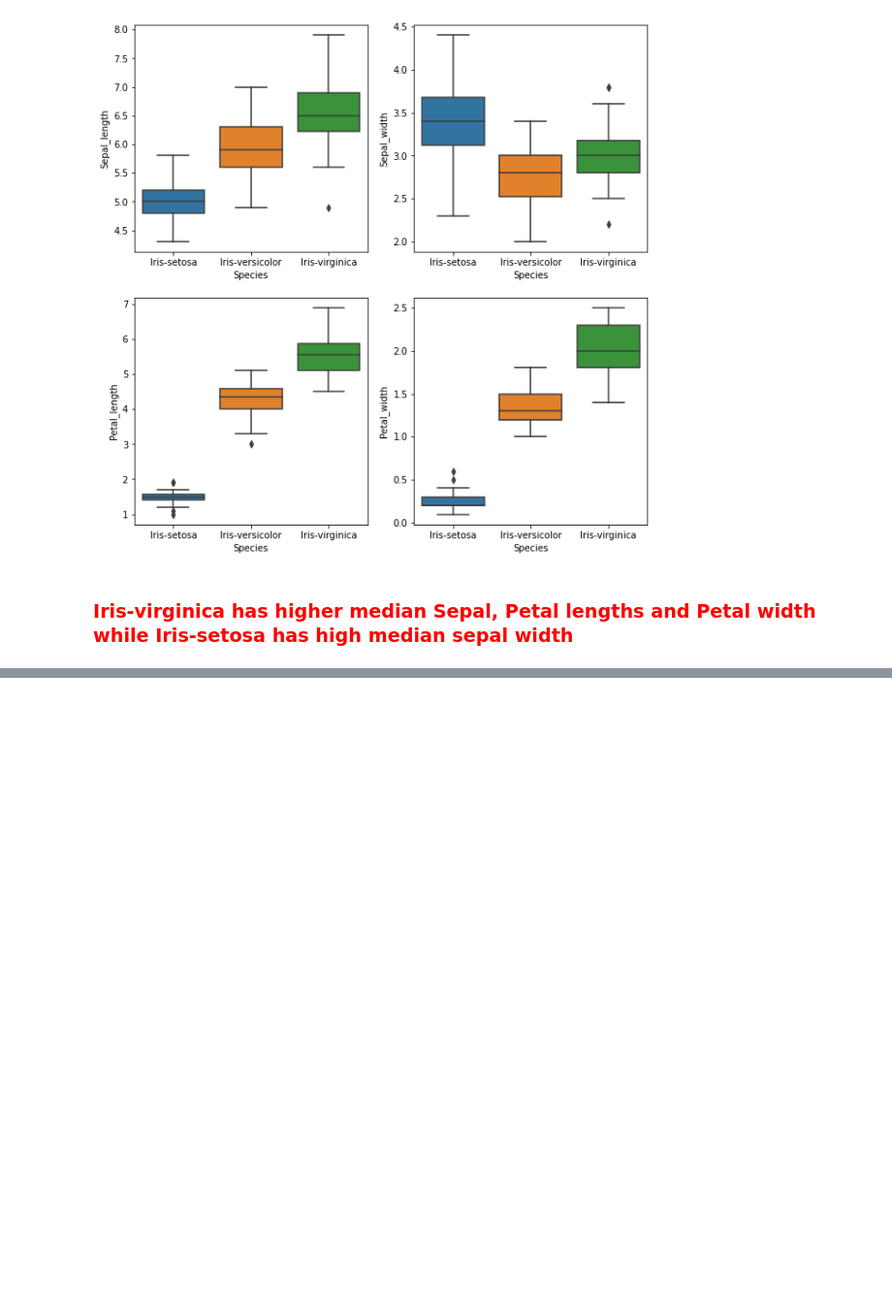
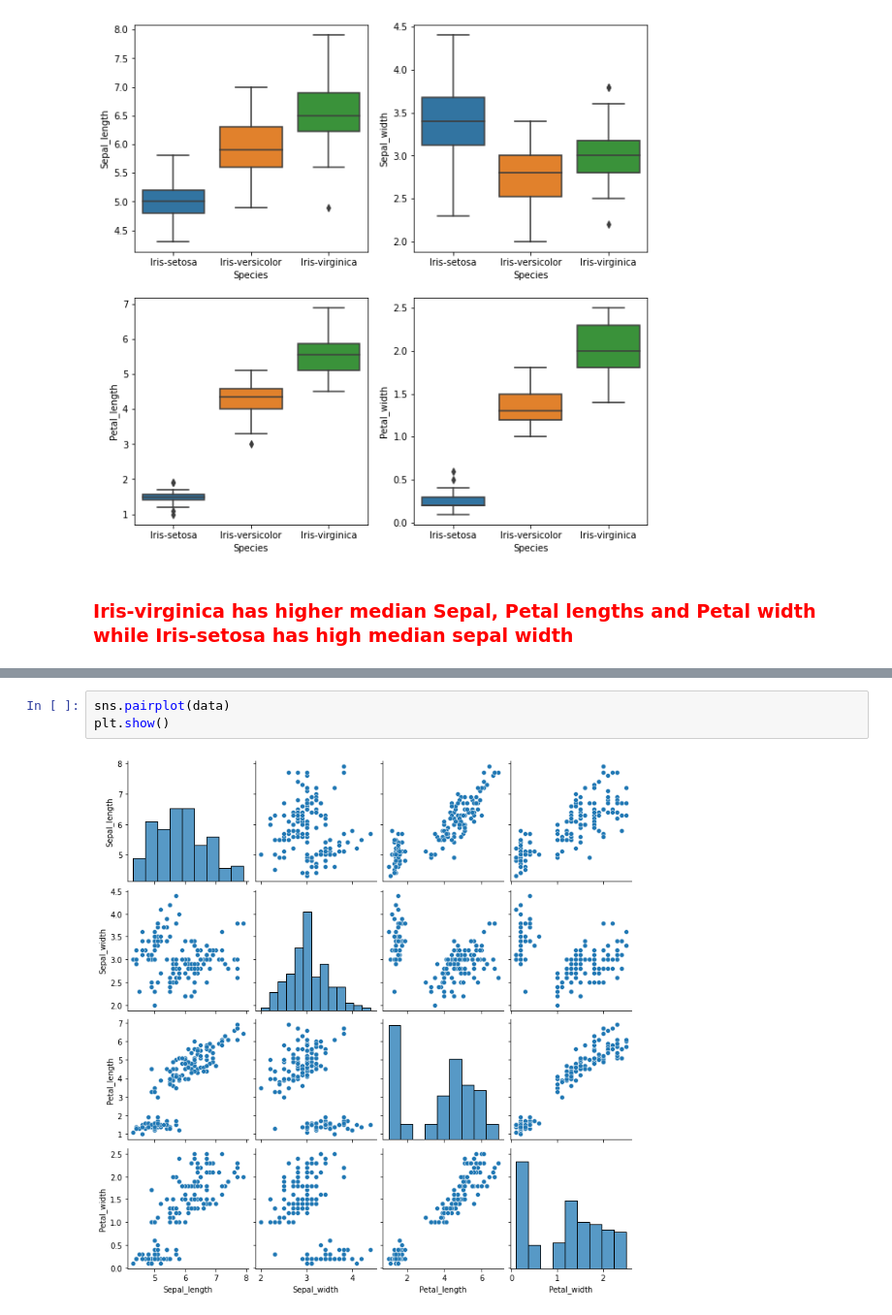
Before and after one commit to Prasadbale/EDA, a Jupyter notebook: iris-eda.ipynb, the cells around one changed output, grey strips where cells are left out. Shown at 97% size. Cells and saved outputs as stored; diff of their text form; blank space fills up the shorter version.

```diff
--- a/iris-eda.ipynb
+++ b/iris-eda.ipynb
@@ -106,0 +152,5 @@ plt.show()
+# %%
+sns.pairplot(data)
+plt.show()
+# %% [output]
+[figure, added]
```
Also changed, not shown: parts of 8 cells of this notebook.
